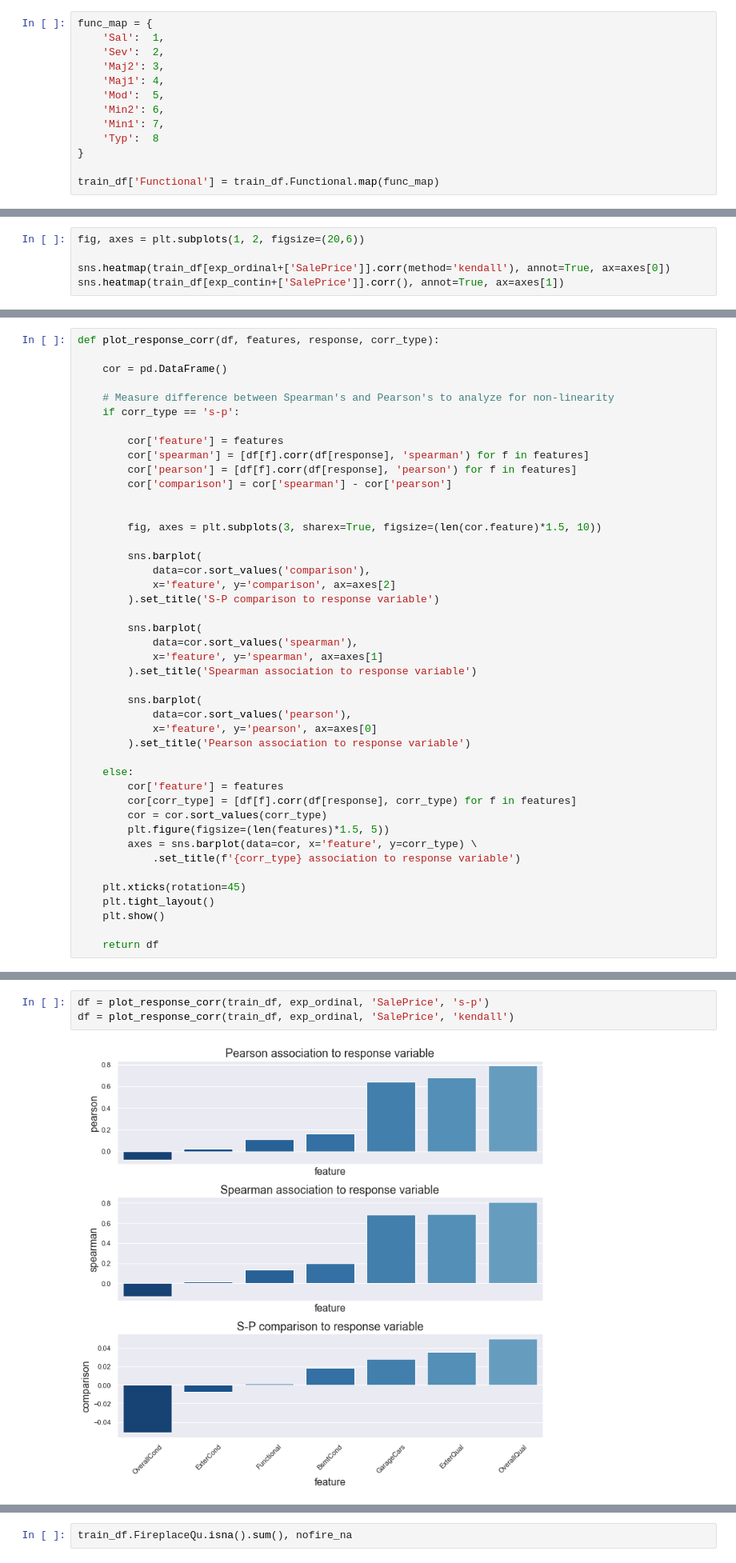
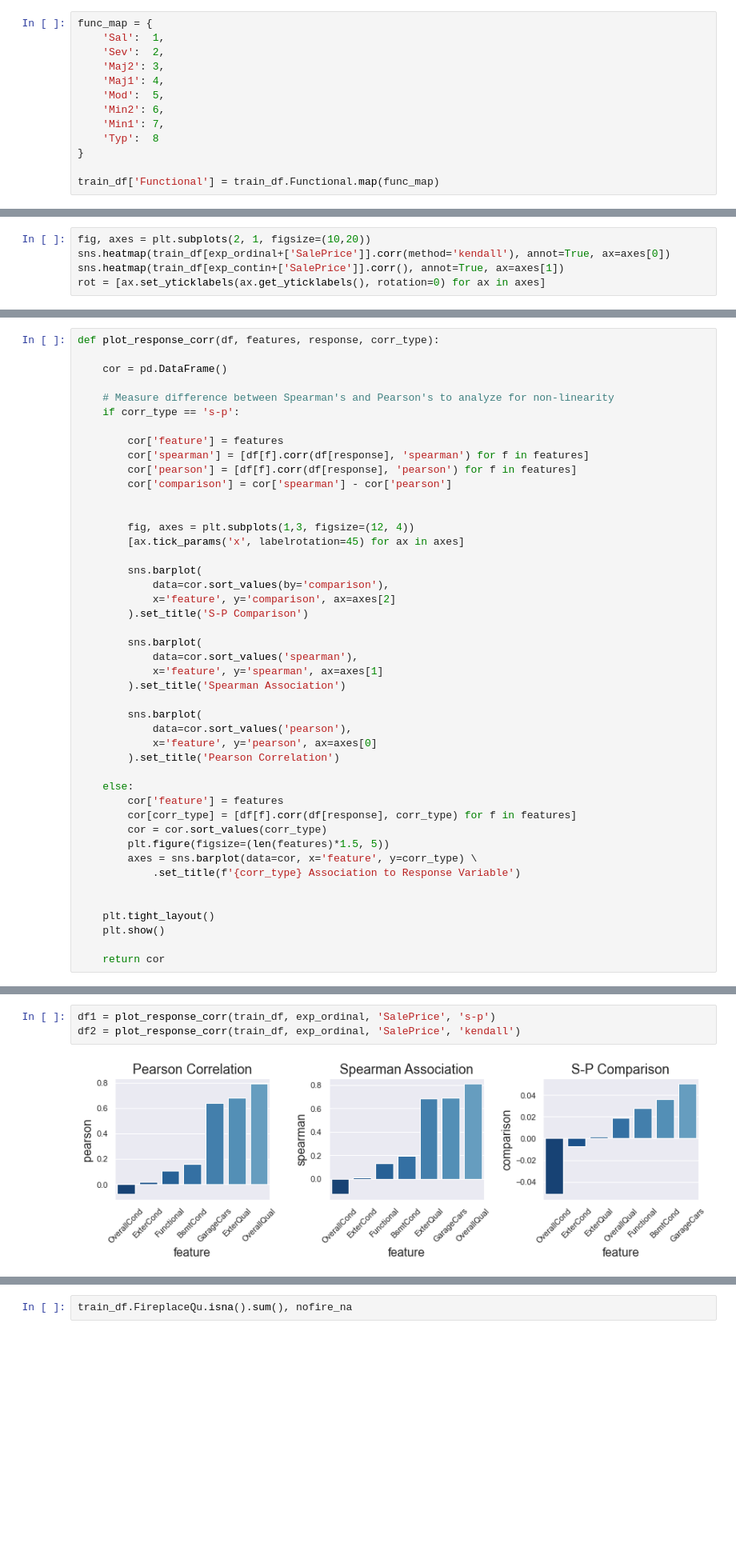
Before and after one commit to wcneill/kaggle, a Jupyter notebook: house prices/sales.ipynb, the cells around one changed output, grey strips where cells are left out. Shown: that part at 80% size. Drawn from its saved outputs; the diff is of its cells as text; blank space fills up the shorter version.

```diff
--- a/house prices/sales.ipynb
+++ b/house prices/sales.ipynb
@@ -147,6 +163,6 @@ Now, we must consider the association between our predictor variables and our re
 # %%
-fig, axes = plt.subplots(1, 2, figsize=(20,6))
-
+fig, axes = plt.subplots(2, 1, figsize=(10,20))
 sns.heatmap(train_df[exp_ordinal+['SalePrice']].corr(method='kendall'), annot=True, ax=axes[0])
 sns.heatmap(train_df[exp_contin+['SalePrice']].corr(), annot=True, ax=axes[1])
+rot = [ax.set_yticklabels(ax.get_yticklabels(), rotation=0) for ax in axes]
 # %% [output]
@@ -166,22 +193,23 @@ def plot_response_corr(df, features, response, corr_type):
         cor['comparison'] = cor['spearman'] - cor['pearson']
 
 
-        fig, axes = plt.subplots(3, sharex=True, figsize=(len(cor.feature)*1.5, 10))
+        fig, axes = plt.subplots(1,3, figsize=(12, 4))
+        [ax.tick_params('x', labelrotation=45) for ax in axes]
 
         sns.barplot(
-            data=cor.sort_values('comparison'),
+            data=cor.sort_values(by='comparison'),
             x='feature', y='comparison', ax=axes[2]
-        ).set_title('S-P comparison to response variable')
+        ).set_title('S-P Comparison')
 
         sns.barplot(
             data=cor.sort_values('spearman'),
             x='feature', y='spearman', ax=axes[1]
-        ).set_title('Spearman association to response variable')
+        ).set_title('Spearman Association')
 
         sns.barplot(
             data=cor.sort_values('pearson'),
             x='feature', y='pearson', ax=axes[0]
-        ).set_title('Pearson association to response variable')
+        ).set_title('Pearson Correlation')
 
     else:
         cor['feature'] = features
@@ -189,13 +217,13 @@ def plot_response_corr(df, features, response, corr_type):
         cor = cor.sort_values(corr_type)
         plt.figure(figsize=(len(features)*1.5, 5))
         axes = sns.barplot(data=cor, x='feature', y=corr_type) \
-            .set_title(f'{corr_type} association to response variable')
+            .set_title(f'{corr_type} Association to Response Variable')
 
-    plt.xticks(rotation=45)
+
     plt.tight_layout()
     plt.show()
 
-    return df
+    return cor
 # %%
 df = plot_response_corr(train_df, exp_contin, 'SalePrice', 's-p')
 # %% [output]
@@ -203,5 +241,5 @@ df = plot_response_corr(train_df, exp_contin, 'SalePrice', 's-p')
 # %%
-df = plot_response_corr(train_df, exp_ordinal, 'SalePrice', 's-p')
-df = plot_response_corr(train_df, exp_ordinal, 'SalePrice', 'kendall')
+df1 = plot_response_corr(train_df, exp_ordinal, 'SalePrice', 's-p')
+df2 = plot_response_corr(train_df, exp_ordinal, 'SalePrice', 'kendall')
 # %% [output]
-[figure, old version]
+[figure, new version]
```
Also changed, not shown: parts of 20 cells of this notebook.
